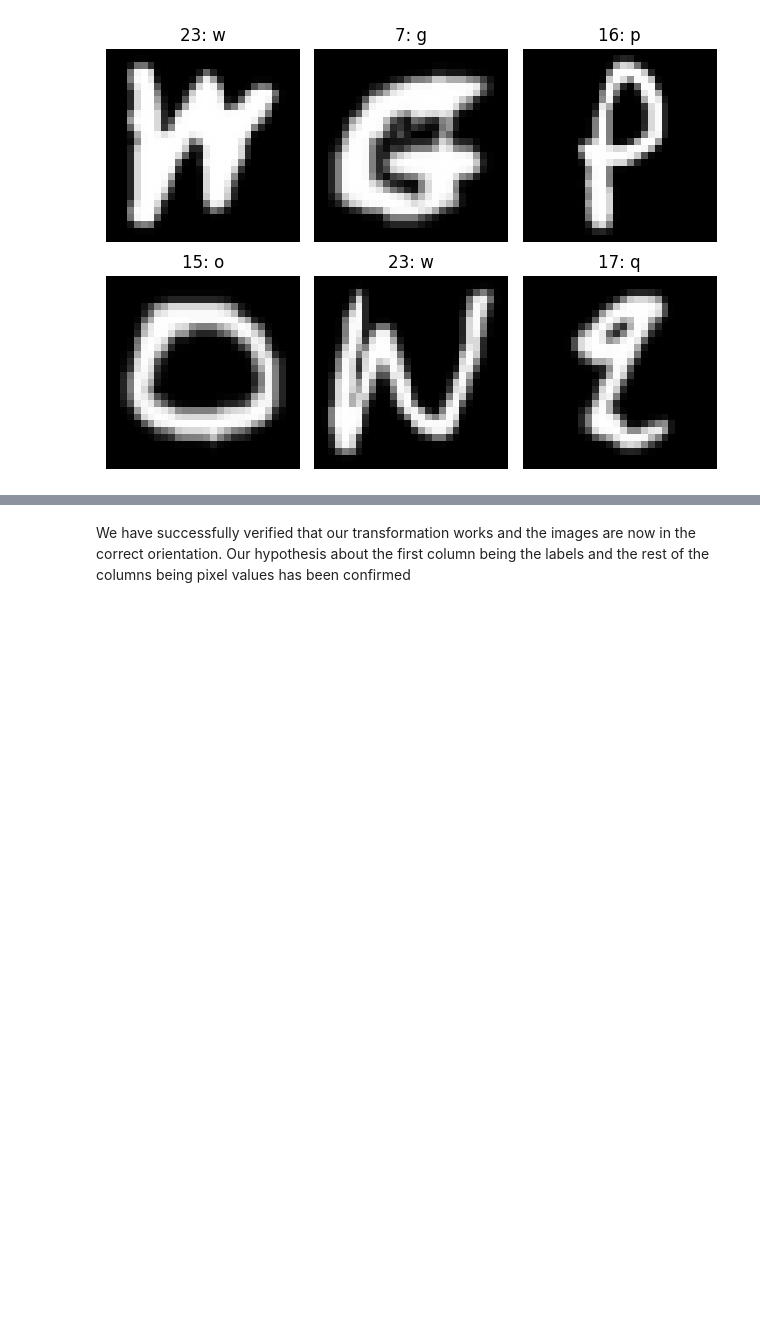
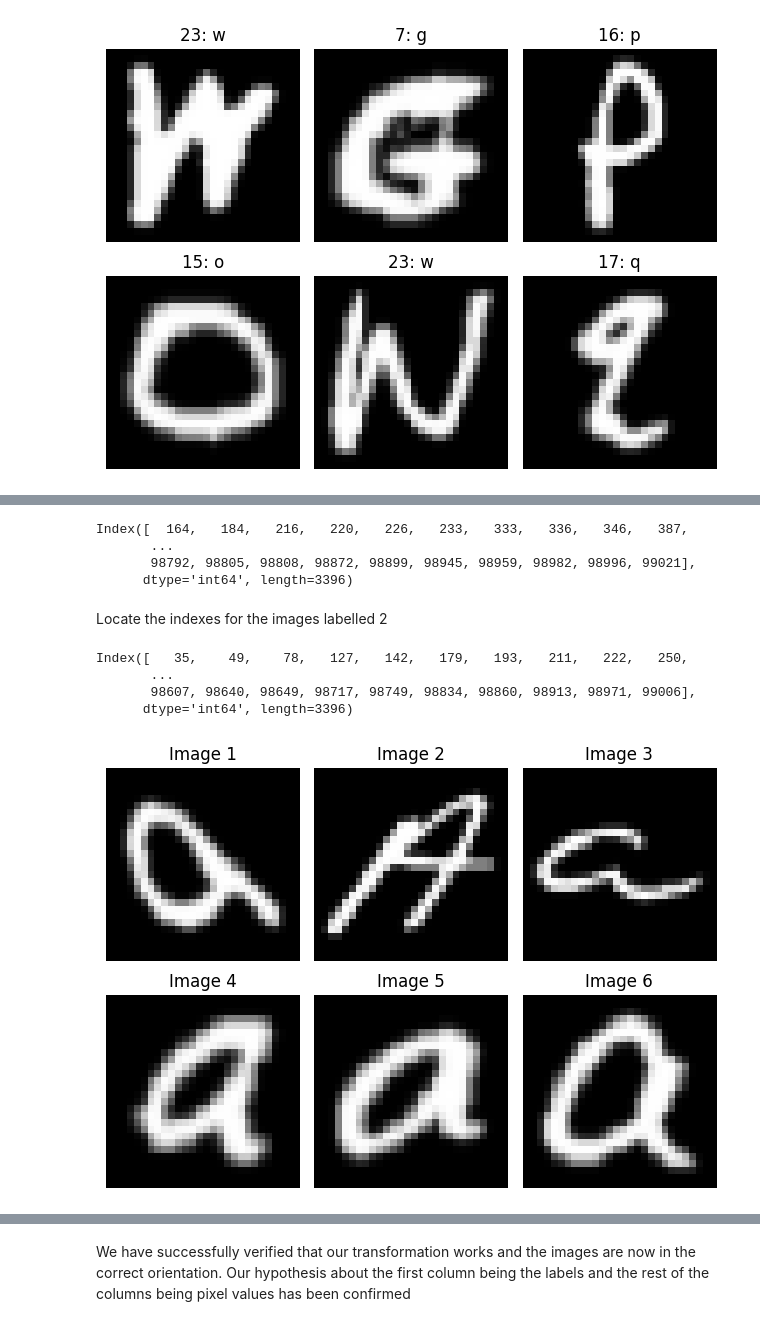
Before and after one commit to shoelesshoe/DELECA2, a Jupyter notebook: Part A/Part A.ipynb, the cells around one changed output, grey strips where cells are left out. Drawn from its saved outputs; the diff is of its cells as text; code cells hidden in the pictures; blank space fills up the shorter version.

```diff
--- a/Part A/Part A.ipynb
+++ b/Part A/Part A.ipynb
@@ -212,0 +217,18 @@ imageSubplot(imageArr, 6, first6alphabets)
+# %%
+df_original[df_original.iloc[:, 0] == 1].index
+# %% [output]
+Index([  164,   184,   216,   220,   226,   233,   333,   336,   346,   387,
+       ...
+       98792, 98805, 98808, 98872, 98899, 98945, 98959, 98982, 98996, 99021],
+      dtype='int64', length=3396)
+# %%
+aArr = [imageArr[164], imageArr[184], imageArr[216], imageArr[220], imageArr[226], imageArr[233]]
+# %% [markdown]
+Locate the indexes for the images labelled 2
+# %%
+df_original[df_original.iloc[:, 0] == 2].index
+# %% [output]
+Index([   35,    49,    78,   127,   142,   179,   193,   211,   222,   250,
+       ...
+       98607, 98640, 98649, 98717, 98749, 98834, 98860, 98913, 98971, 99006],
+      dtype='int64', length=3396)
@@ -212,0 +237,4 @@ imageSubplot(imageArr, 6, first6alphabets)
+# %%
+imageSubplot(aArr, len(aArr))
+# %% [output]
+[figure, added]
```
Also changed, not shown: parts of 15 cells of this notebook.
